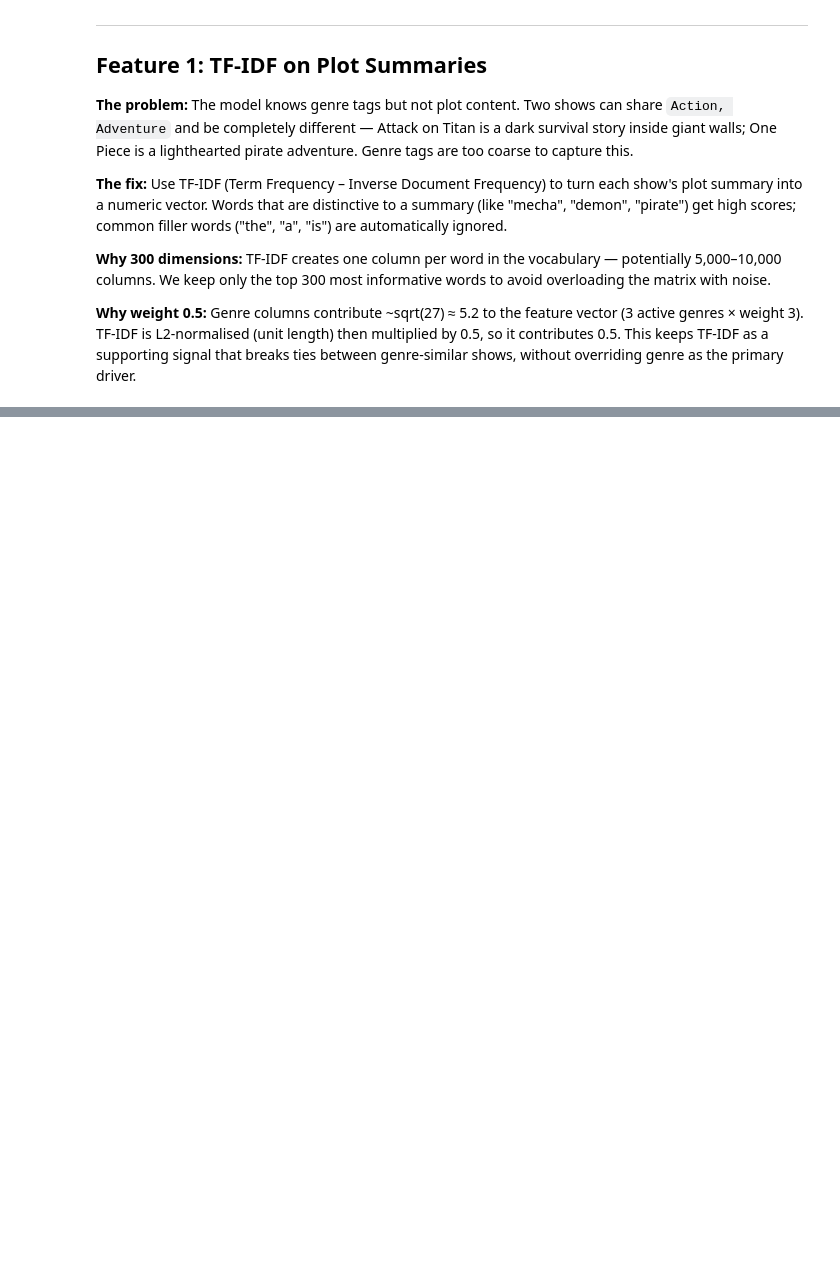
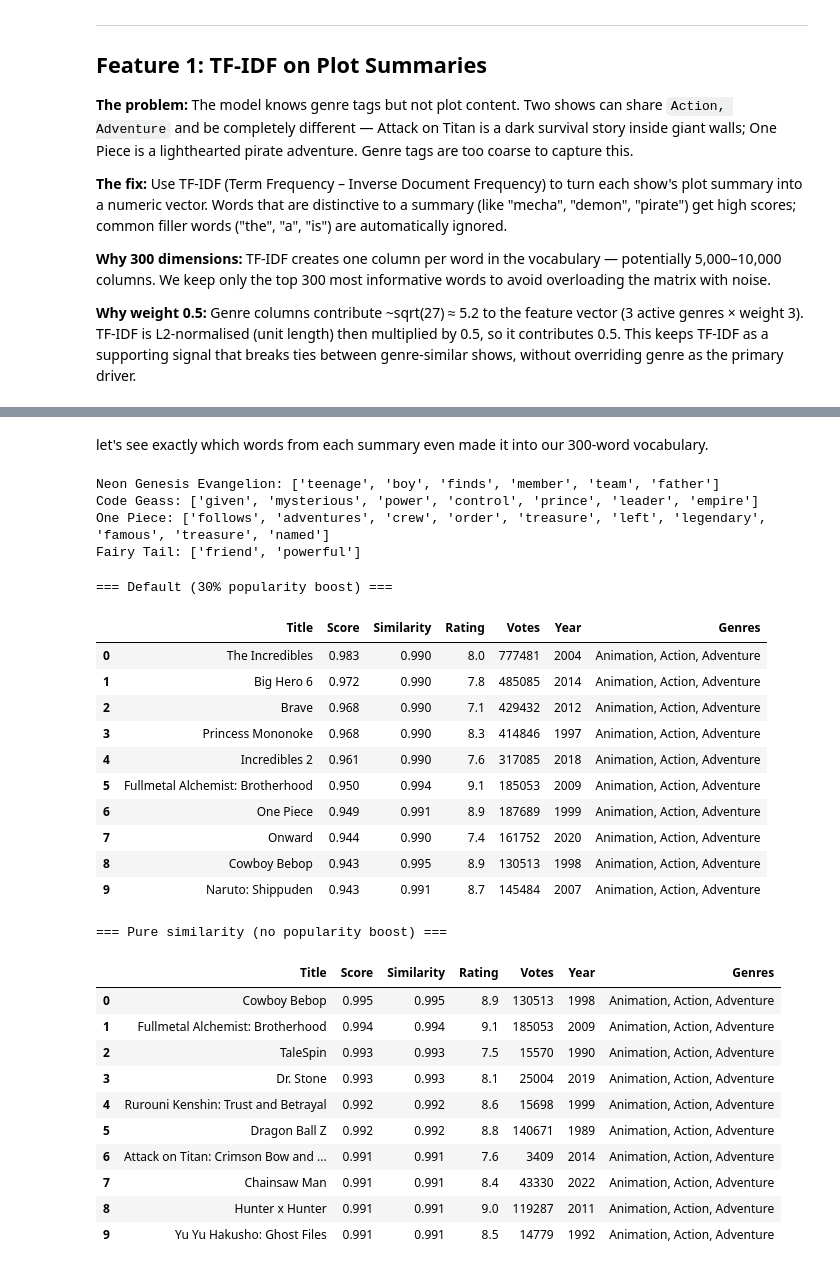
Before and after one commit to hengxu07/anime-recommender, a Jupyter notebook: anime_project.ipynb, the cells around one changed output, grey strips where cells are left out. Cells and saved outputs as stored; diff of their text form; code cells hidden in the pictures; blank space fills up the shorter version.

```diff
--- a/anime_project.ipynb
+++ b/anime_project.ipynb
@@ -1119,0 +1222,46 @@ display(op[['Title', 'Rating', 'Year', 'Genres']])
+# %% [markdown]
+ let's see exactly which words from each summary even made it into our 300-word vocabulary.
+# %%
+vocab = set(tfidf.get_feature_names_out())
+
+for title in ["Neon Genesis Evangelion", "Code Geass", "One Piece", "Fairy Tail"]:
+    row = df_clean[df_clean['Title'] == title].iloc[0]
+    words = row['Summary'].lower().split()
+    in_vocab = [w.strip('.,!?"()') for w in words if w.strip('.,!?"()') in vocab]
+    print(f"{title}: {in_vocab}")
+# %% [output]
+Neon Genesis Evangelion: ['teenage', 'boy', 'finds', 'member', 'team', 'father']
+Code Geass: ['given', 'mysterious', 'power', 'control', 'prince', 'leader', 'empire']
+One Piece: ['follows', 'adventures', 'crew', 'order', 'treasure', 'left', 'legendary', 'famous', 'treasure', 'named']
+Fairy Tail: ['friend', 'powerful']
+# %%
+print("=== Default (30% popularity boost) ===")
+display(recommend("Attack on Titan"))
+
+print("\n=== Pure similarity (no popularity boost) ===")
+display(recommend("Attack on Titan", popularity_weight=0.0))
+# %% [output]
+=== Default (30% popularity boost) ===
+|  | Title | Score | Similarity | Rating | Votes | Year | Genres |
+| 0 | The Incredibles | 0.983 | 0.990 | 8.0 | 777481 | 2004 | Animation, Action, Adventure |
+| 1 | Big Hero 6 | 0.972 | 0.990 | 7.8 | 485085 | 2014 | Animation, Action, Adventure |
+| 2 | Brave | 0.968 | 0.990 | 7.1 | 429432 | 2012 | Animation, Action, Adventure |
+| 3 | Princess Mononoke | 0.968 | 0.990 | 8.3 | 414846 | 1997 | Animation, Action, Adventure |
+| 4 | Incredibles 2 | 0.961 | 0.990 | 7.6 | 317085 | 2018 | Animation, Action, Adventure |
+| 5 | Fullmetal Alchemist: Brotherhood | 0.950 | 0.994 | 9.1 | 185053 | 2009 | Animation, Action, Adventure |
+| 6 | One Piece | 0.949 | 0.991 | 8.9 | 187689 | 1999 | Animation, Action, Adventure |
+| 7 | Onward | 0.944 | 0.990 | 7.4 | 161752 | 2020 | Animation, Action, Adventure |
+| 8 | Cowboy Bebop | 0.943 | 0.995 | 8.9 | 130513 | 1998 | Animation, Action, Adventure |
+| 9 | Naruto: Shippuden | 0.943 | 0.991 | 8.7 | 145484 | 2007 | Animation, Action, Adventure |
+=== Pure similarity (no popularity boost) ===
+|  | Title | Score | Similarity | Rating | Votes | Year | Genres |
+| 0 | Cowboy Bebop | 0.995 | 0.995 | 8.9 | 130513 | 1998 | Animation, Action, Adventure |
+| 1 | Fullmetal Alchemist: Brotherhood | 0.994 | 0.994 | 9.1 | 185053 | 2009 | Animation, Action, Adventure |
+| 2 | TaleSpin | 0.993 | 0.993 | 7.5 | 15570 | 1990 | Animation, Action, Adventure |
+| 3 | Dr. Stone | 0.993 | 0.993 | 8.1 | 25004 | 2019 | Animation, Action, Adventure |
+| 4 | Rurouni Kenshin: Trust and Betrayal | 0.992 | 0.992 | 8.6 | 15698 | 1999 | Animation, Action, Adventure |
+| 5 | Dragon Ball Z | 0.992 | 0.992 | 8.8 | 140671 | 1989 | Animation, Action, Adventure |
+| 6 | Attack on Titan: Crimson Bow and ... | 0.991 | 0.991 | 7.6 | 3409 | 2014 | Animation, Action, Adventure |
+| 7 | Chainsaw Man | 0.991 | 0.991 | 8.4 | 43330 | 2022 | Animation, Action, Adventure |
+| 8 | Hunter x Hunter | 0.991 | 0.991 | 9.0 | 119287 | 2011 | Animation, Action, Adventure |
+| 9 | Yu Yu Hakusho: Ghost Files | 0.991 | 0.991 | 8.5 | 14779 | 1992 | Animation, Action, Adventure |
```
Also changed, not shown: parts of 18 cells of this notebook, 1 other file.
